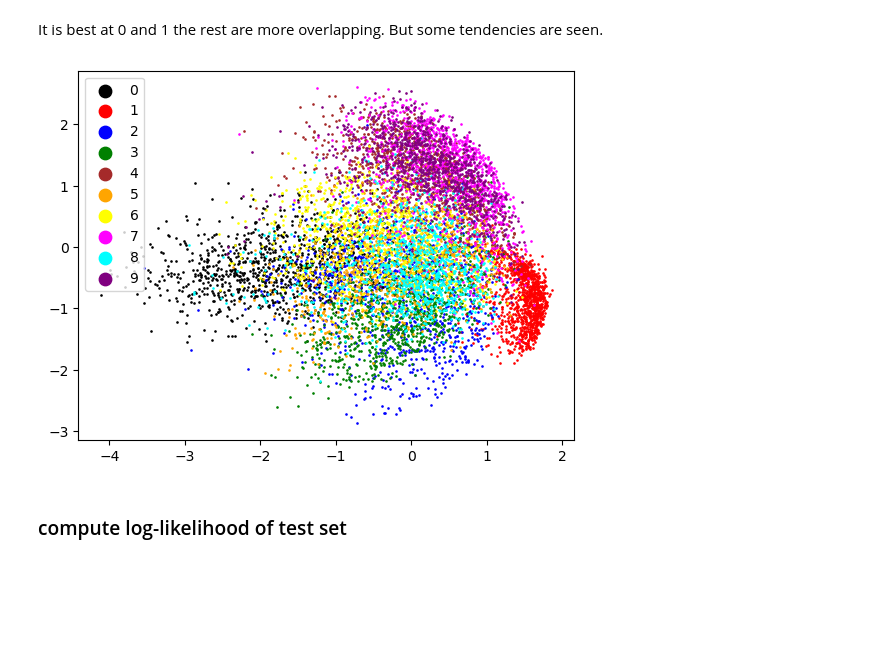
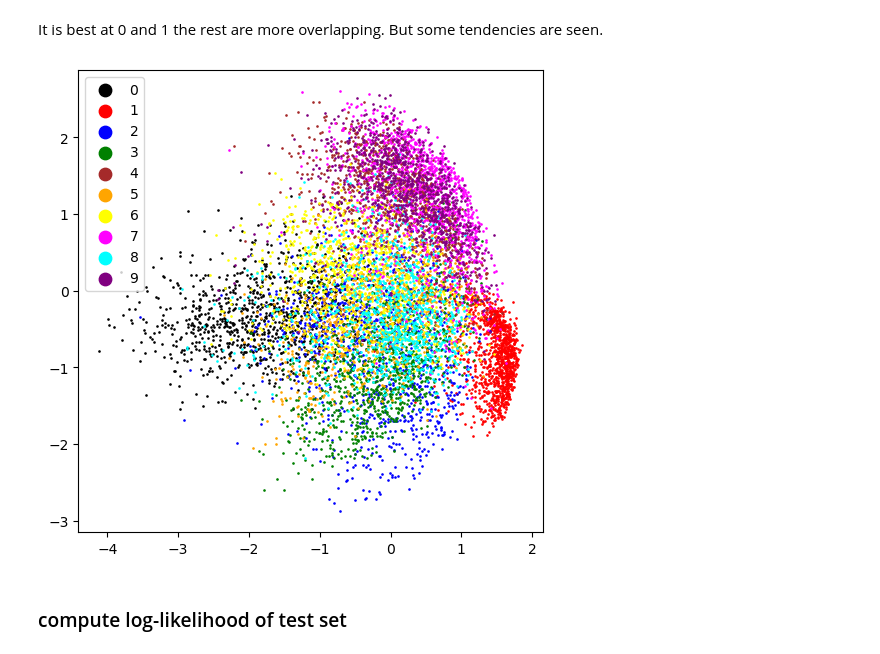
Before and after one commit to JackismyShephard/pml-22-exam, a Jupyter notebook: scripts/code.ipynb, the cells around one changed output. Drawn from its saved outputs; the diff is of its cells as text; code cells hidden in the pictures; blank space fills up the shorter version.

```diff
--- a/scripts/code.ipynb
+++ b/scripts/code.ipynb
@@ -255,7 +258,7 @@ group = all_labels
 cdict = {0: 'black', 1: 'red', 2: 'blue', 3: 'green', 4: 'brown',
          5: 'orange', 6: 'yellow', 7: 'magenta', 8: 'cyan', 9: 'purple'}
 
-fig, ax = plt.subplots(figsize=(12, 12))
+fig, ax = plt.subplots(figsize=(6, 6))
 for g in np.unique(group):
     ix = np.where(group == g)
     ax.scatter(scatter_x[ix], scatter_y[ix], c=cdict[g], label=int(g), s=0.8)
@@ -343,7 +346,7 @@ group = all_labels
 cdict = {0: 'black', 1: 'red', 2: 'blue', 3: 'green', 4: 'brown',
          5: 'orange', 6: 'yellow', 7: 'magenta', 8: 'cyan', 9: 'purple'}
 
-fig, ax = plt.subplots(figsize=(12, 12))
+fig, ax = plt.subplots(figsize=(6, 6))
 for g in np.unique(group):
     ix = np.where(group == g)
     ax.scatter(scatter_x[ix], scatter_y[ix], c=cdict[g], label=int(g), s=0.8)
@@ -437,7 +440,7 @@ W = torch.matmul(U_M, (L_M-sig_sq*torch.eye(2))**0.5)
 ## 𝜇 is given by the population mean.
 # %%
 #mu = torch.mean(train_vec, 0)
-mu = train_vec.mean(0, dtype = torch.float)
+mu = train_vec.type(torch.FloatTensor).mean(0, dtype = torch.float)
 # %% [markdown]
 ### Now evaluate and plot the expected value of z given x for all your input images.
 # %% [markdown]
@@ -460,21 +463,21 @@ It is best at 0 and 1 the rest are more overlapping. But some tendencies are see
 # %%
 results_for_plot = z_loc.detach().numpy().T
 
 scatter_x = results_for_plot[:,0]
 scatter_y = results_for_plot[:,1]
 group = test_set.targets
 #group = trainset.targets
 cdict = {0: 'black', 1: 'red', 2: 'blue', 3: 'green', 4: 'brown',
          5: 'orange', 6: 'yellow', 7: 'magenta', 8: 'cyan', 9: 'purple'}
 
-fig, ax = plt.subplots(figsize=(12, 12))
+fig, ax = plt.subplots(figsize=(6, 6))
 for g in np.unique(group):
     ix = np.where(group == g)
     ax.scatter(scatter_x[ix], scatter_y[ix], c = cdict[g], label = g, s = 0.8)
 ax.legend(markerscale = 10)
 plt.savefig(ppca_fig_folder + "clustering.pdf", bbox_inches = "tight", facecolor = "w")
 # %% [output]
-[figure, old version]
+[figure, new version]
 # %% [markdown]
 ### compute log-likelihood of test set
 # %%
```
Also changed, not shown: parts of 16 cells of this notebook.
